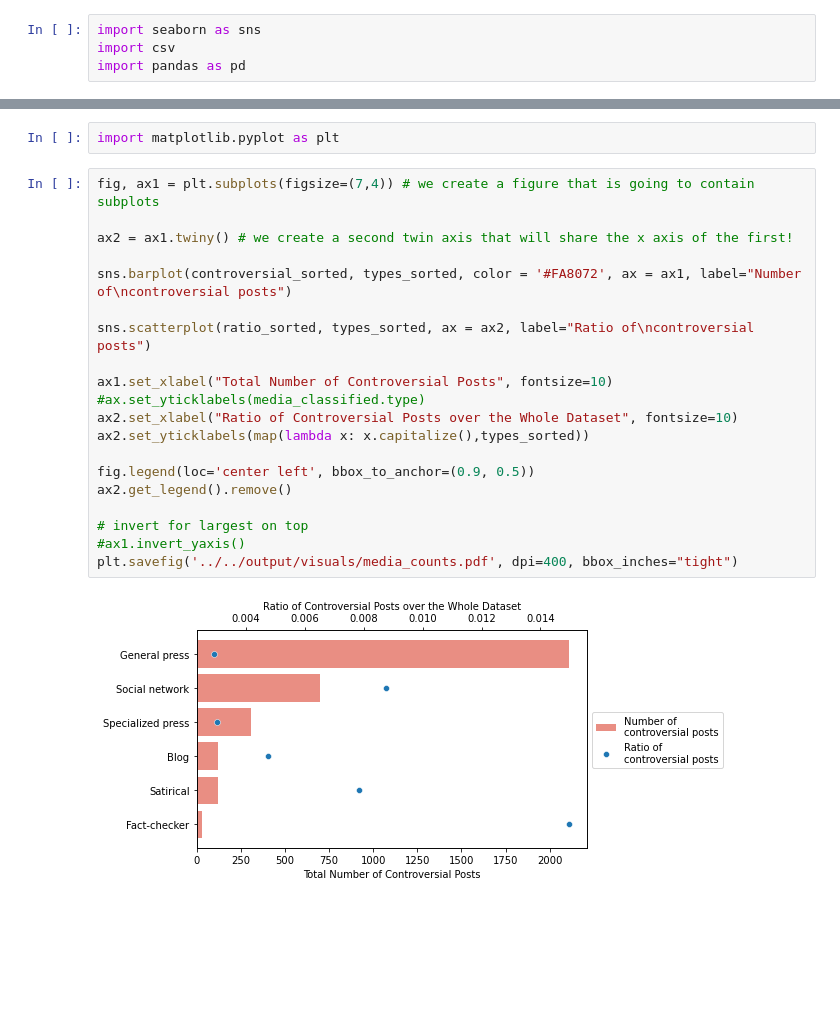
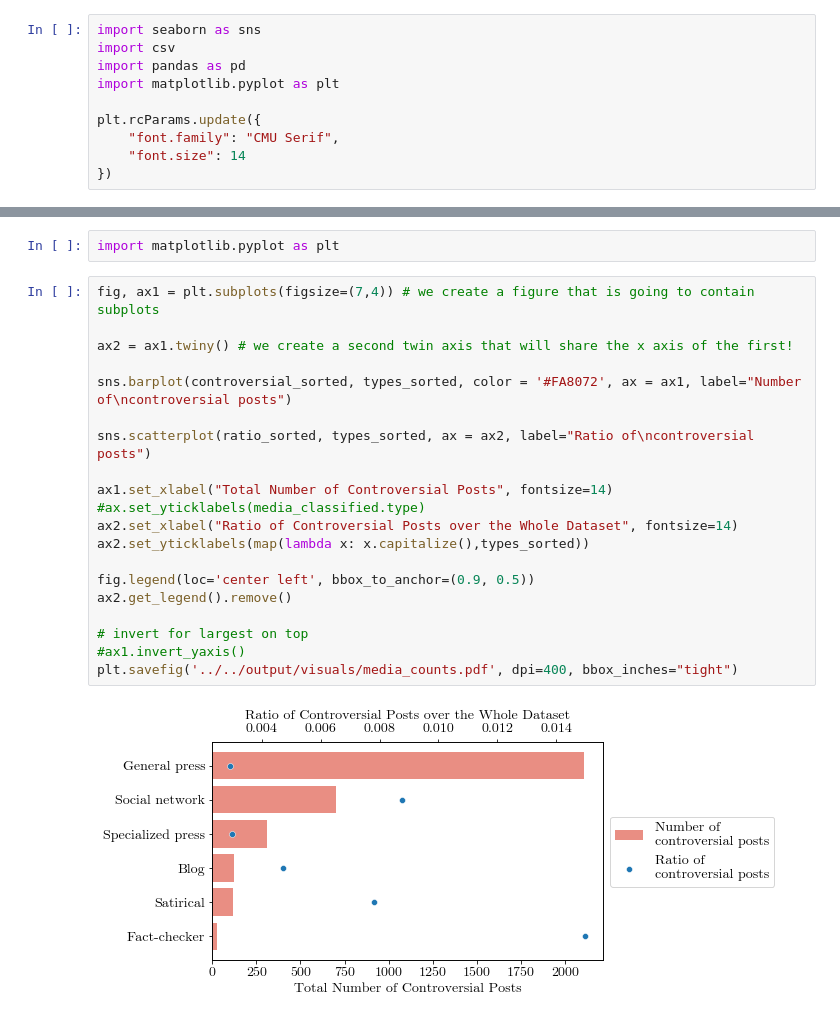
Before and after one commit to PlanTL-GOB-ES/controversy-detection-model, a Jupyter notebook: src/statistics/plots_article.ipynb, the cells around one changed output, grey strips where cells are left out. Drawn from its saved outputs; the diff is of its cells as text; blank space fills up the shorter version.

```diff
--- a/src/statistics/plots_article.ipynb
+++ b/src/statistics/plots_article.ipynb
@@ -2,6 +2,12 @@
 import seaborn as sns
 import csv
 import pandas as pd
+import matplotlib.pyplot as plt
+
+plt.rcParams.update({
+    "font.family": "CMU Serif",
+    "font.size": 14
+})
 # %%
 with open('../../output/media_coocurrence.csv', 'r') as file:
     content = csv.reader(file, quotechar='"')
@@ -132,22 +138,22 @@ import matplotlib.pyplot as plt
 # %%
 fig, ax1 = plt.subplots(figsize=(7,4)) # we create a figure that is going to contain subplots
 
 ax2 = ax1.twiny() # we create a second twin axis that will share the x axis of the first!
 
 sns.barplot(controversial_sorted, types_sorted, color = '#FA8072', ax = ax1, label="Number of\ncontroversial posts")
 
 sns.scatterplot(ratio_sorted, types_sorted, ax = ax2, label="Ratio of\ncontroversial posts")
 
-ax1.set_xlabel("Total Number of Controversial Posts", fontsize=10)
+ax1.set_xlabel("Total Number of Controversial Posts", fontsize=14)
 #ax.set_yticklabels(media_classified.type)
-ax2.set_xlabel("Ratio of Controversial Posts over the Whole Dataset", fontsize=10)
+ax2.set_xlabel("Ratio of Controversial Posts over the Whole Dataset", fontsize=14)
 ax2.set_yticklabels(map(lambda x: x.capitalize(),types_sorted))
 
 fig.legend(loc='center left', bbox_to_anchor=(0.9, 0.5))
 ax2.get_legend().remove()
 
 # invert for largest on top
 #ax1.invert_yaxis()
 plt.savefig('../../output/visuals/media_counts.pdf', dpi=400, bbox_inches="tight")
 # %% [output]
-[figure, old version]
+[figure, new version]
```
